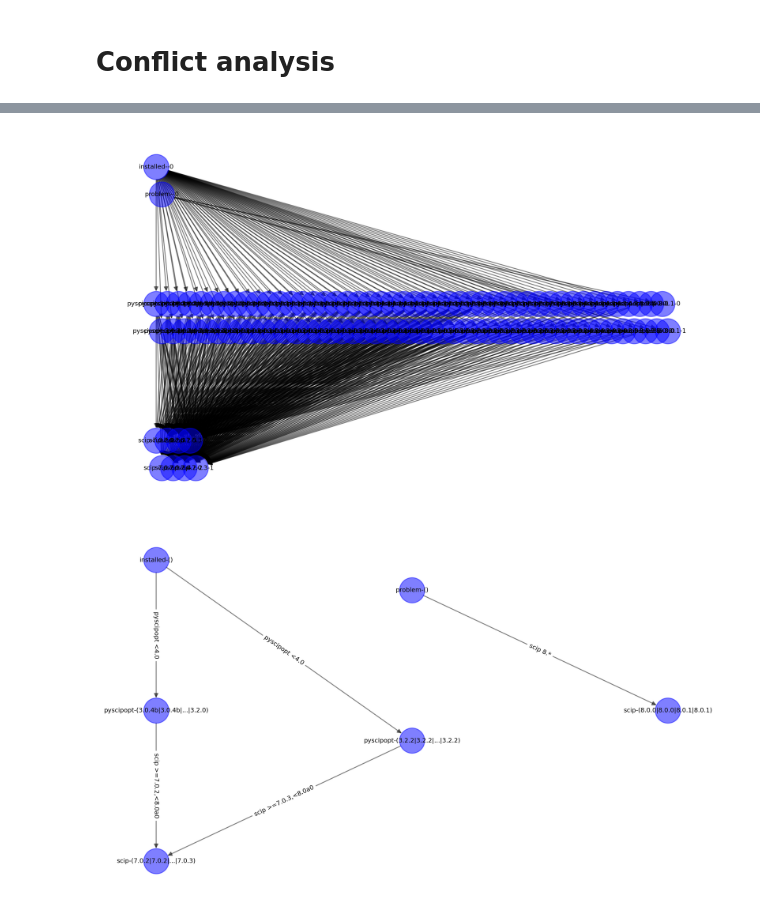
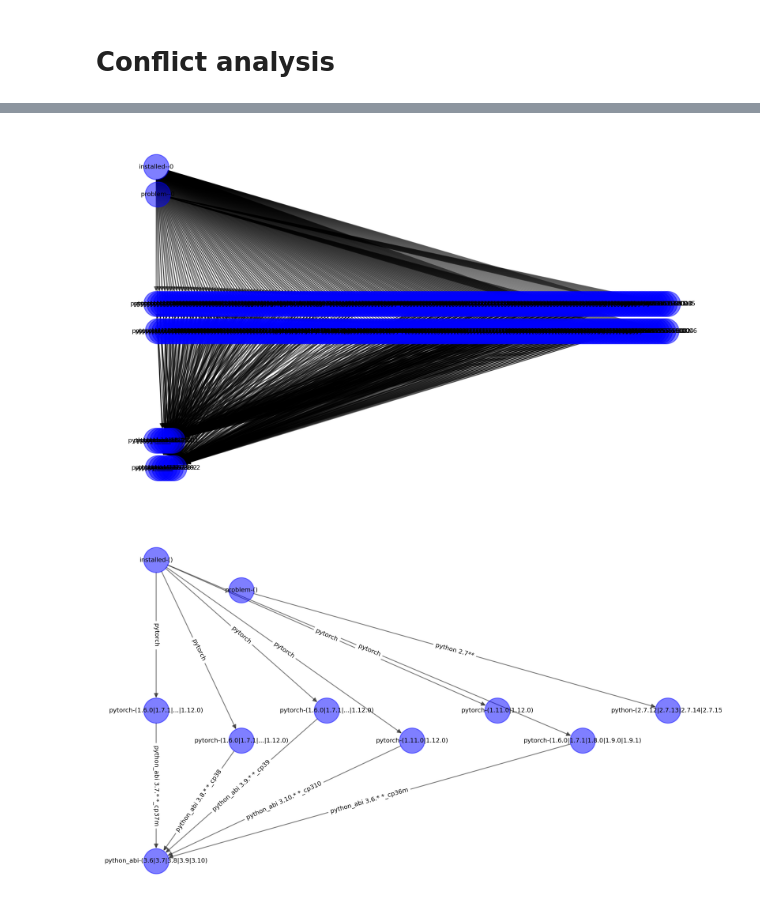
Before and after one commit to AntoinePrv/mamba-error-reporting, a Jupyter notebook: solver-error.ipynb, the cells around one changed output, grey strips where cells are left out. Drawn from its saved outputs; the diff is of its cells as text; code cells hidden in the pictures.

```diff
--- a/solver-error.ipynb
+++ b/solver-error.ipynb
@@ -45,7 +46,7 @@ pd.set_option("display.max_columns", None)
 
 %matplotlib inline
 # %%
-solver, pool = mer.problems.create_scip()
+solver, pool = mer.problems.create_pytorch_cpu()
 success = solver.solve()
 if not success:
     print(mer.messaging.old_error_report(solver))
@@ -145,27 +132,28 @@ def repr_pkg_info(p: libmambapy.PackageInfo) -> str:
 pb_data = mer.algorithm.ProblemData.from_libsolv(solver, pool)
 plot_dag(pb_data.graph, node_labels={n: repr_pkg_info(pb_data.package_info[n]) for n in pb_data.graph.nodes})
 # %% [output]
-[figure, old version]
+[figure, new version]
 # %%
 g_compressed, groups = mer.algorithm.compress_graph(pb_data)
 # %%
 def graph_groups_labels(graph: nx.DiGraph, package_info, groups) -> dict:
     labels = {}
     for n in graph.nodes:
         solvs = [package_info.get(s) for s in groups.group_to_solv[n]]
         name = next(iter(solvs)).name
-        versions = [p.version for p in solvs]
+        versions = {p.version for p in solvs}
+        versions = sorted(versions, key=packaging.version.parse)
         # Truncate versions too long
         if len(versions) > 5:
             versions = versions[:2] + ["..."] + versions[-1:]
         labels[n] = f"{name}-(" + "|".join(versions) + ")"
     return labels
 
 
 plot_dag(
     g_compressed,
     node_labels=graph_groups_labels(g_compressed, pb_data.package_info, groups),
     edge_labels={e: pb_data.dependency_names[attr["dependency_id"]] for e, attr in g_compressed.edges.items()},
 )
 # %% [output]
-[figure, old version]
+[figure, new version]
```
Also changed, not shown: parts of 13 cells of this notebook, 1 other file.
